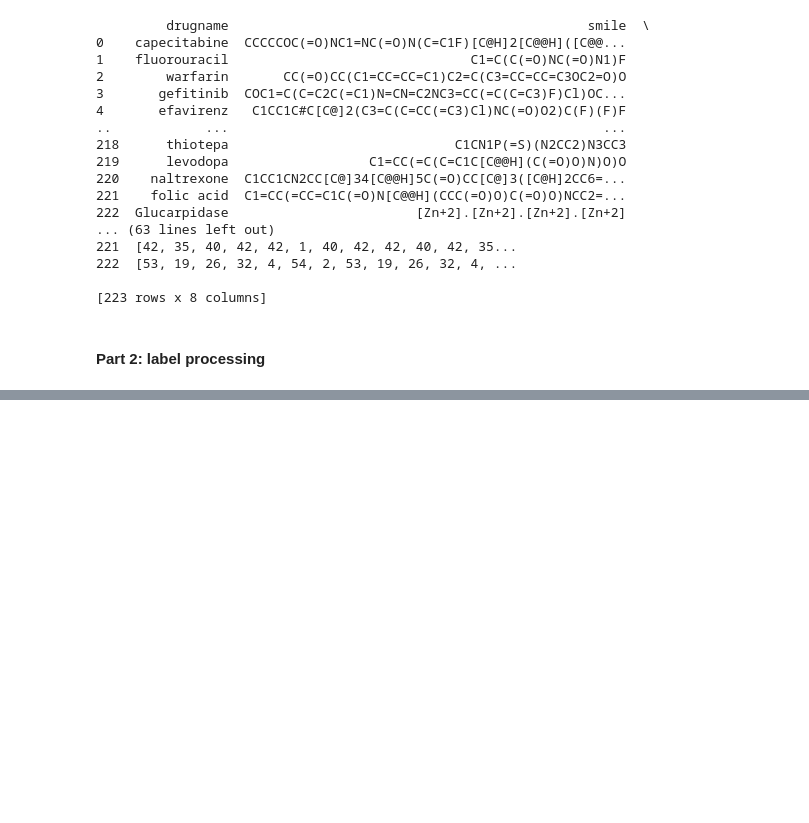
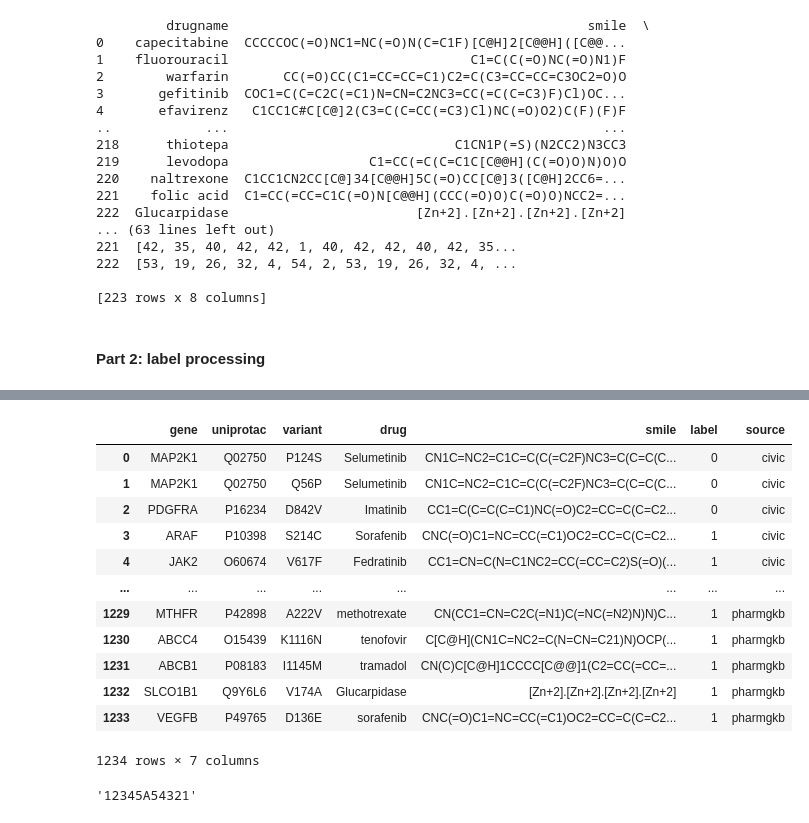
Before and after one commit to Liuzhe30/Emden, a Jupyter notebook: preprocess/04-feature-coding&merge-dataset.ipynb, the cells around one changed output, grey strips where cells are left out. Saved outputs shown, nothing was run; the diff lists cells and outputs as text; code cells hidden in the pictures; blank space fills up the shorter version.

```diff
--- a/preprocess/04-feature-coding&merge-dataset.ipynb
+++ b/preprocess/04-feature-coding&merge-dataset.ipynb
@@ -213,0 +427,27 @@ new_drug_table.to_csv('../datasets/middlefile/pharmgkb_drug_table_fpfixed_smilen
+# %%
+# remove error evidences
+civic_labeled_evidence = civic_labeled_evidence[~((civic_labeled_evidence['gene']=='EGFR') & (civic_labeled_evidence['variant']=='T790M') & (civic_labeled_evidence['drug']=='Erlotinib'))]
+civic_labeled_evidence = civic_labeled_evidence[~((civic_labeled_evidence['gene']=='EGFR') & (civic_labeled_evidence['variant']=='T790M') & (civic_labeled_evidence['drug']=='Gefitinib'))]
+civic_labeled_evidence = civic_labeled_evidence[~((civic_labeled_evidence['gene']=='EGFR') & (civic_labeled_evidence['variant']=='L858R') & (civic_labeled_evidence['drug']=='Gefitinib'))]
+civic_labeled_evidence = civic_labeled_evidence[~((civic_labeled_evidence['gene']=='FLT3') & (civic_labeled_evidence['variant']=='T227M') & (civic_labeled_evidence['drug']=='Sunitinib'))]
+pharmgkb_labeled_evidence = pharmgkb_labeled_evidence[~((pharmgkb_labeled_evidence['gene']=='EGFR') & (pharmgkb_labeled_evidence['variant']=='T790M') & (pharmgkb_labeled_evidence['drug']=='erlotinib'))]
+pharmgkb_labeled_evidence = pharmgkb_labeled_evidence[~((pharmgkb_labeled_evidence['gene']=='EGFR') & (pharmgkb_labeled_evidence['variant']=='T790M') & (pharmgkb_labeled_evidence['drug']=='gefitinib'))]
+# %%
+# merge dataset
+merged_dataset = civic_labeled_evidence.append(pharmgkb_labeled_evidence)
+merged_dataset = merged_dataset.reset_index(drop=True)
+merged_dataset
+# %% [output]
+|  | gene | uniprotac | variant | drug | smile | label | source |
+| 0 | MAP2K1 | Q02750 | P124S | Selumetinib | CN1C=NC2=C1C=C(C(=C2F)NC3=C(C=C(C... | 0 | civic |
+| 1 | MAP2K1 | Q02750 | Q56P | Selumetinib | CN1C=NC2=C1C=C(C(=C2F)NC3=C(C=C(C... | 0 | civic |
+| 2 | PDGFRA | P16234 | D842V | Imatinib | CC1=C(C=C(C=C1)NC(=O)C2=CC=C(C=C2... | 0 | civic |
+| 3 | ARAF | P10398 | S214C | Sorafenib | CNC(=O)C1=NC=CC(=C1)OC2=CC=C(C=C2... | 1 | civic |
+| 4 | JAK2 | O60674 | V617F | Fedratinib | CC1=CN=C(N=C1NC2=CC(=CC=C2)S(=O)(... | 1 | civic |
+| ... | ... | ... | ... | ... | ... | ... | ... |
+| 1229 | MTHFR | P42898 | A222V | methotrexate | CN(CC1=CN=C2C(=N1)C(=NC(=N2)N)N)C... | 1 | pharmgkb |
+| 1230 | ABCC4 | O15439 | K1116N | tenofovir | C[C@H](CN1C=NC2=C(N=CN=C21)N)OCP(... | 1 | pharmgkb |
+| 1231 | ABCB1 | P08183 | I1145M | tramadol | CN(C)C[C@H]1CCCC[C@@]1(C2=CC(=CC=... | 1 | pharmgkb |
+| 1232 | SLCO1B1 | Q9Y6L6 | V174A | Glucarpidase | [Zn+2].[Zn+2].[Zn+2].[Zn+2] | 1 | pharmgkb |
+| 1233 | VEGFB | P49765 | D136E | sorafenib | CNC(=O)C1=NC=CC(=C1)OC2=CC=C(C=C2... | 1 | pharmgkb |
+1234 rows × 7 columns
@@ -213,0 +456,10 @@ new_drug_table.to_csv('../datasets/middlefile/pharmgkb_drug_table_fpfixed_smilen
+# %%
+# test
+seqsample = 'OOOOO12345A54321DDG'
+mut = 'A11B'
+pos = int(mut[1:-1])
+windlen = 5
+seq5 = seqsample[pos-windlen-1:pos+windlen]
+seq5
+# %% [output]
+'12345A54321'
```
Also changed, not shown: parts of 17 cells of this notebook, 3 other files.
